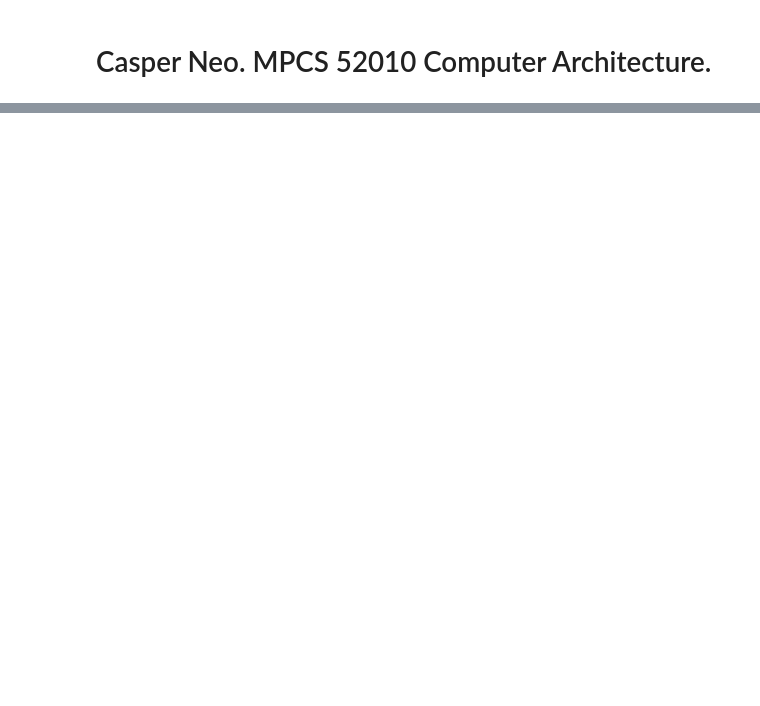
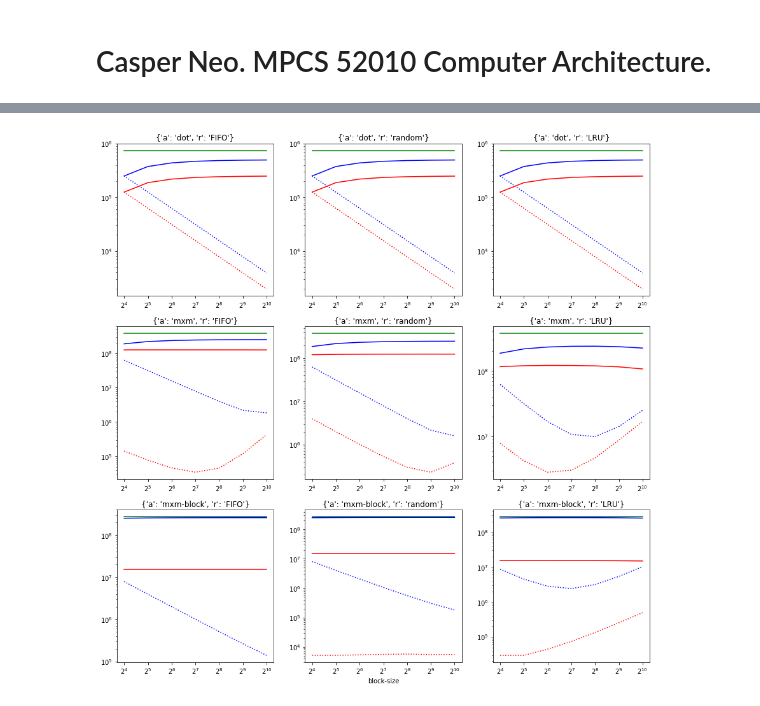
Before and after one commit to CasperN/mpcs_cache_emulator, a Jupyter notebook: analysis.ipynb, the cells around one changed output, grey strips where cells are left out. Cells and saved outputs as stored; diff of their text form; code cells hidden in the pictures; blank space fills up the shorter version.

```diff
--- a/analysis.ipynb
+++ b/analysis.ipynb
@@ -120,0 +127,4 @@ plt.show()
+# %%
+go("block-size", [2**i for i in range(4, 11)])
+# %% [output]
+[figure, added]
```
Also changed, not shown: parts of 22 cells of this notebook, 5 other files.
